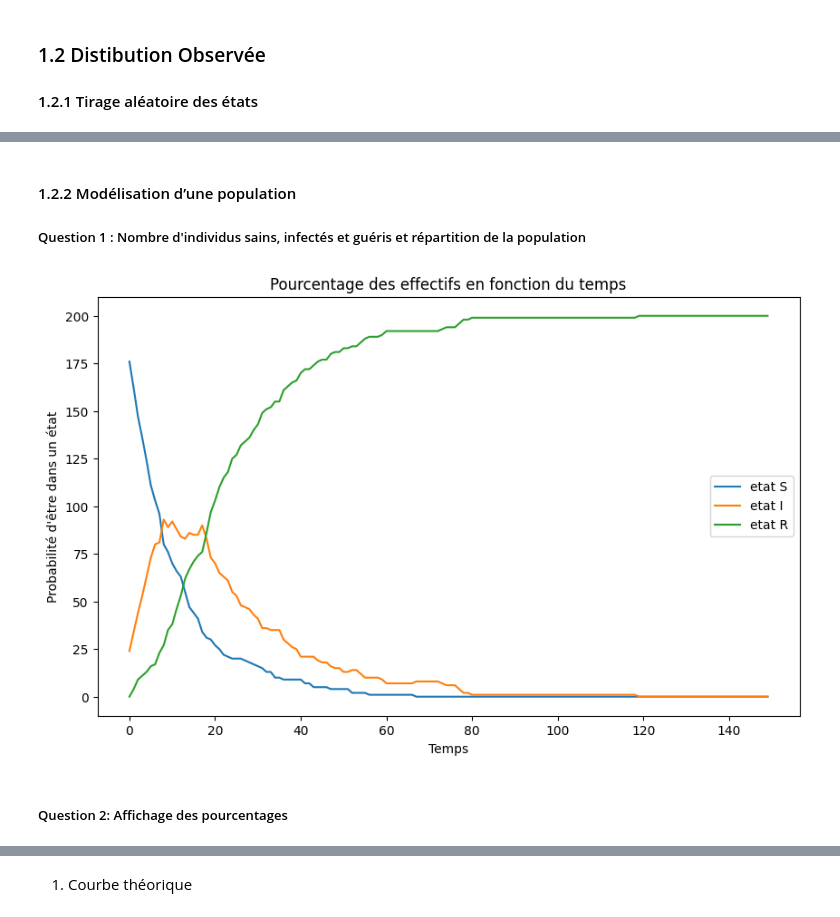
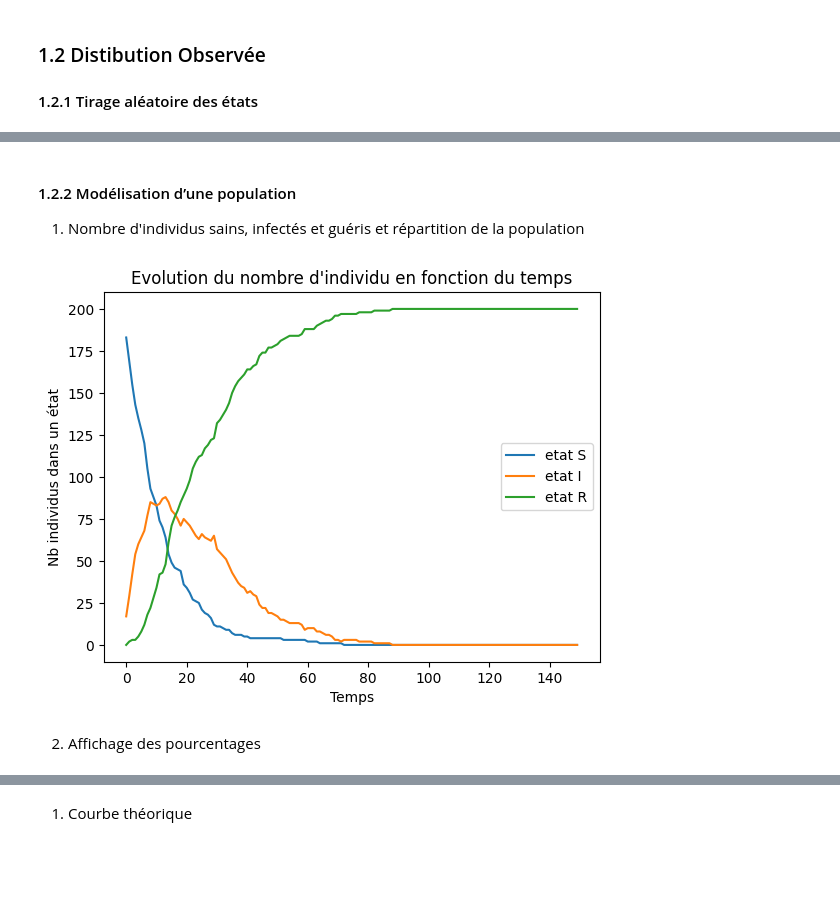
Before and after one commit to maelodie/markov, a Jupyter notebook: markov.ipynb, the cells around one changed output, grey strips where cells are left out. Saved outputs shown, nothing was run; the diff lists cells and outputs as text; code cells hidden in the pictures; blank space fills up the shorter version.

```diff
--- a/markov.ipynb
+++ b/markov.ipynb
@@ -148,9 +157,23 @@ affichage_distribution(liste_distribution)
 #### 1.2.1 Tirage aléatoire des états
 # %%
 def seq_alea_individu(T, pi0, transition) :
+    """
+    Génére une séquence aléatoire de taille T pour un individu à partir d'une chaîne de Markov.
+
+    Parameters
+    ---------
+    T : taille de la séquence (le temps)
+    pi0 : vecteur de probabilités initiales
+    transition : Matrice de probabilités de transition
+
+    Returns
+    -------
+    res : liste d'états successives
+
+    """
 
     states  = ['S', 'I', 'R']
-    res = [random.choices(states, weights=pi0, k=1)[0]]
+    res = [random.choices(states, weights=pi0, k=1)[0]] # on commence par un état avec une proba initiale
 
     transition_weights = {'S': transition[0], 'I': transition[1], 'R': transition[2]}
 
@@ -160,5 +183,5 @@ def seq_alea_individu(T, pi0, transition) :
         res.append(next_state)
     return res
 
-seq_alea_individu(150, pi0, A)
+print(seq_alea_individu(150, pi0, A))
 # %% [output]
@@ -182,36 +189,61 @@ seq_alea_individu(150, pi0, A)
 # %% [markdown]
 #### 1.2.2 Modélisation d’une population
-##### Question 1 : Nombre d'individus sains, infectés et guéris et répartition de la population
+1. Nombre d'individus sains, infectés et guéris et répartition de la population
 # %%
-def seq_alea_population(nb_individus, temps, pi0, A):
-    res = []
-    for i in range(nb_individus+1):
-        res.append(seq_alea_individu(temps, pi0, A))
-    return res
+def seq_alea_population(nb_individus, T, pi0, A):
+    """
+    Génére des séquences aléatoires de taille T pour une population (de nb_individus individus) à partir d'une chaîne de Markov.
 
-def distribution_population(seq_population : list(list()), temps, nb_individus):
+    Parameters
+    ---------
+    nb_individus : taille de la population
+    T : taille de la séquence (le temps)
+    pi0 : vecteur de probabilités initiales
+    transition : Matrice de probabilités de transition
+
+    Returns
+    -------
+    res : liste de séquences aléatoires
+
+    """
+    return [seq_alea_individu(T, pi0, A) for _ in range(nb_individus)]
+
+def distribution_population(seq_population : list(list()), T, nb_individus):
+    """
+    Compte le nombre d'individus sains, infectés et guéris dans la population à chaque pas de temps.
+
+    Parameters
+    ----------
+    seq_population : liste de séquences aléatoire d'une population
+    T : taille de la séquence (le temps)
+    nb_individus : taille de la population
+
+    Returns
+    ------
+    res : liste de listes du nombre d'invidus de chaque etat pour chaque temps t
+    """
     res = []
 
-    for j in range(temps):
+    for j in range(T):
         tab_temps = np.zeros(3)
         for i in range(nb_individus):
             if seq_population[i][j] == 'S':
                 tab_temps[0] += 1
             elif seq_population[i][j] == 'I':
                 tab_temps[1] += 1
             else:
                 tab_temps[2] += 1
         res.append(tab_temps)
 
     return res
 
 #tests
 population = seq_alea_population(200, 150, pi0, A)
 distribution = distribution_population(population, 150, 200)
-affichage_distribution(distribution)
+affichage_distribution(distribution, "Evolution du nombre d'individu en fonction du temps", 'Temps', "Nb individus dans un état")
 # %% [output]
-[figure, old version]
+[figure, new version]
 # %% [markdown]
-##### Question 2: Affichage des pourcentages
+2. Affichage des pourcentages
 # %%
 def pourcentages_population(repartition_population, nb_individus):
```
Also changed, not shown: parts of 51 cells of this notebook.
